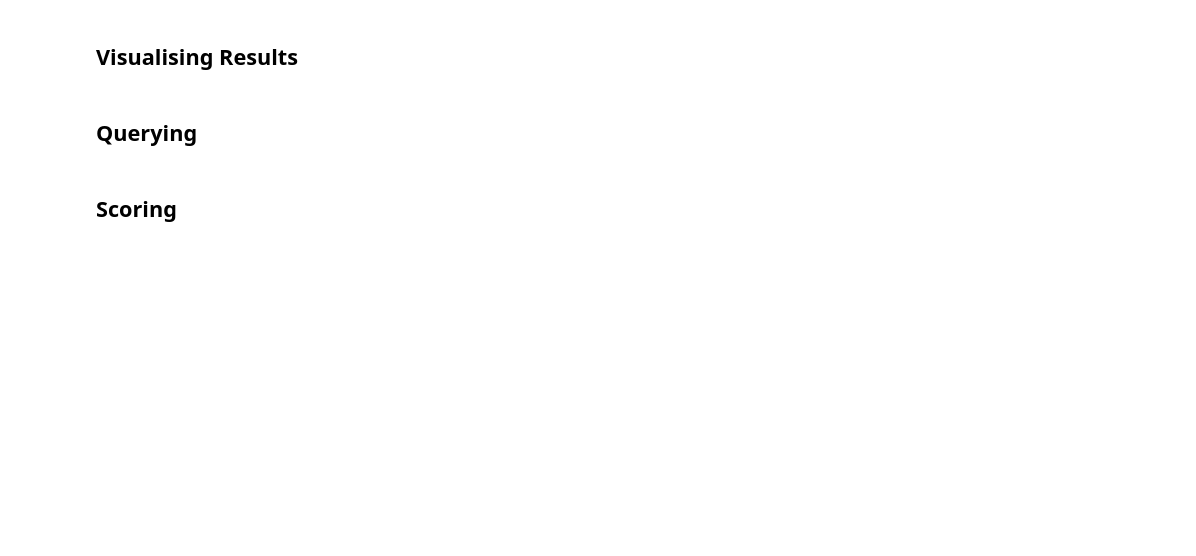
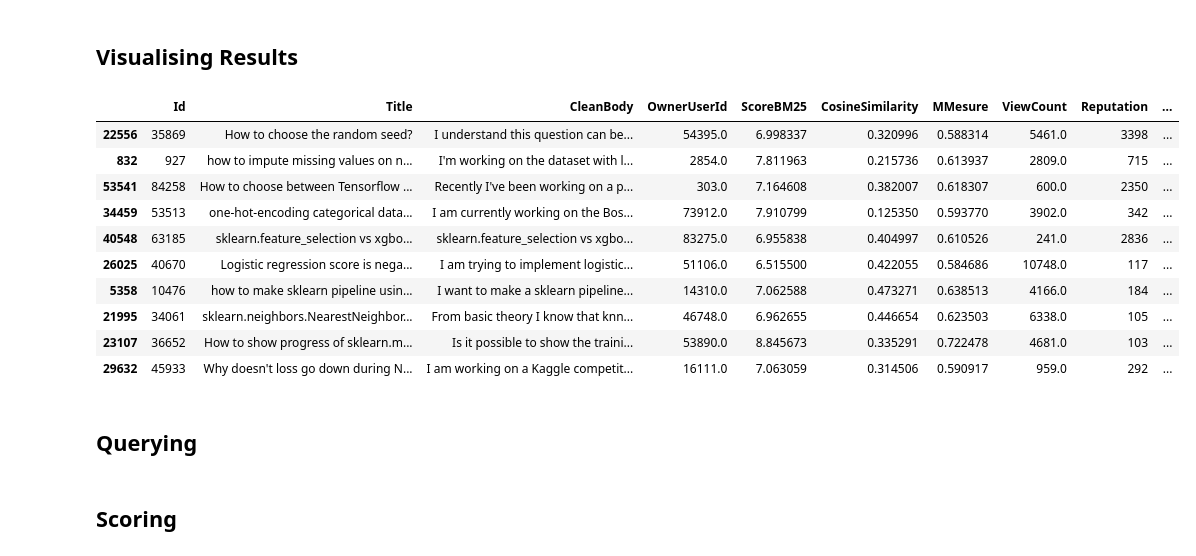
Before and after one commit to solalducloyer/EI_ST4_Groupe1, a Jupyter notebook: Search_Engine_Final.ipynb, the cells around one changed output. Drawn from its saved outputs; the diff is of its cells as text; code cells hidden in the pictures; blank space fills up the shorter version.

```diff
--- a/Search_Engine_Final.ipynb
+++ b/Search_Engine_Final.ipynb
@@ -239,30 +242,36 @@ search(query, top=10, mesure = 'MMesure').loc[:,['Id','Title','CleanBody','Score
 # %%
-def viewcount_ranking(query, top, mesure='MMesure'):
+def metadata_ranking(query, top, coef_rep, coef_viewcount):
 
-  results = search(query, top, mesure)
+  results = search(query, 10*top)
 
-  views_tot = sum(x for x in results['ViewCount'].tolist() if not math.isnan(x))
-  views_max = max(results['ViewCount'].tolist())
   posts_ids = results['Id'].tolist()
 
   new_scores = []
+  reputation_scores = []
 
   for post_id in posts_ids:
 
     post_metadata = results.loc[results['Id'] == post_id]
+
+    user_Id=post_metadata['OwnerUserId'].tolist()[0]
+    user = users.loc[users['Id']==user_Id]
+    reputation = user['Reputation'].tolist()
+    if len(reputation) != 0:
+      reputation_scores.append(reputation[0])
+    else:
+      reputation_scores.append(1)
+
     post_viewcount = post_metadata['ViewCount'].tolist()[0]
-    post_score = post_metadata[mesure].tolist()[0]
+    post_score = post_metadata['MMesure'].tolist()[0]
 
     if not math.isnan(post_viewcount) :
-      new_scores.append(post_score*math.pow(post_viewcount, 0.3))
+      new_scores.append((post_score+coef_rep*math.log(reputation_scores[-1]))*math.pow(post_viewcount, coef_viewcount))
     else :
-      new_scores.append(post_score)
+      new_scores.append(post_score+coef_rep*math.log(reputation_scores[-1]))
 
+  results['Reputation'] = reputation_scores
   results['MetadataScore'] = new_scores
 
   new_ranking = results.nlargest(top, 'MetadataScore')
 
   return new_ranking
-# %%
-query='draw neural network'
-viewcount_ranking(query, top=10).loc[:,['Id','Title','CleanBody','ScoreBM25','CosineSimilarity','XMesure','MMesure','ViewCount','Score']]
@@ -281,10 +293,23 @@ viewcount_ranking(query, top=10).loc[:,['Id','Title','CleanBody','ScoreBM25','Co
 # %% [markdown]
 ## Visualising Results
-# %%
-def visualize_output():
-    # TODO
-
-    return
+# %%
+def visualize_output(query, top, coef_rep, coef_viewcount):
+    ranking = metadata_ranking(query, top, coef_rep, coef_viewcount)
+    return ranking[['Id', 'Title', 'CleanBody', 'OwnerUserId', 'ScoreBM25', 'CosineSimilarity', 'MMesure', 'ViewCount', 'Reputation', 'MetadataScore']]
+# %%
+visualize_output('how sklearn working', top=10, coef_rep=0.5, coef_viewcount=0.1)
+# %% [output]
+|  | Id | Title | CleanBody | OwnerUserId | ScoreBM25 | CosineSimilarity | MMesure | ViewCount | Reputation | ... |
+| 22556 | 35869 | How to choose the random seed? | I understand this question can be... | 54395.0 | 6.998337 | 0.320996 | 0.588314 | 5461.0 | 3398 | ... |
+| 832 | 927 | how to impute missing values on n... | I'm working on the dataset with l... | 2854.0 | 7.811963 | 0.215736 | 0.613937 | 2809.0 | 715 | ... |
+| 53541 | 84258 | How to choose between Tensorflow ... | Recently I've been working on a p... | 303.0 | 7.164608 | 0.382007 | 0.618307 | 600.0 | 2350 | ... |
+| 34459 | 53513 | one-hot-encoding categorical data... | I am currently working on the Bos... | 73912.0 | 7.910799 | 0.125350 | 0.593770 | 3902.0 | 342 | ... |
+| 40548 | 63185 | sklearn.feature_selection vs xgbo... | sklearn.feature_selection vs xgbo... | 83275.0 | 6.955838 | 0.404997 | 0.610526 | 241.0 | 2836 | ... |
+| 26025 | 40670 | Logistic regression score is nega... | I am trying to implement logistic... | 51106.0 | 6.515500 | 0.422055 | 0.584686 | 10748.0 | 117 | ... |
+| 5358 | 10476 | how to make sklearn pipeline usin... | I want to make a sklearn pipeline... | 14310.0 | 7.062588 | 0.473271 | 0.638513 | 4166.0 | 184 | ... |
+| 21995 | 34061 | sklearn.neighbors.NearestNeighbor... | From basic theory I know that knn... | 46748.0 | 6.962655 | 0.446654 | 0.623503 | 6338.0 | 105 | ... |
+| 23107 | 36652 | How to show progress of sklearn.m... | Is it possible to show the traini... | 53890.0 | 8.845673 | 0.335291 | 0.722478 | 4681.0 | 103 | ... |
+| 29632 | 45933 | Why doesn't loss go down during N... | I am working on a Kaggle competit... | 16111.0 | 7.063059 | 0.314506 | 0.590917 | 959.0 | 292 | ... |
 # %% [markdown]
 ## Querying
 # %%
```
Also changed, not shown: parts of 11 cells of this notebook.
